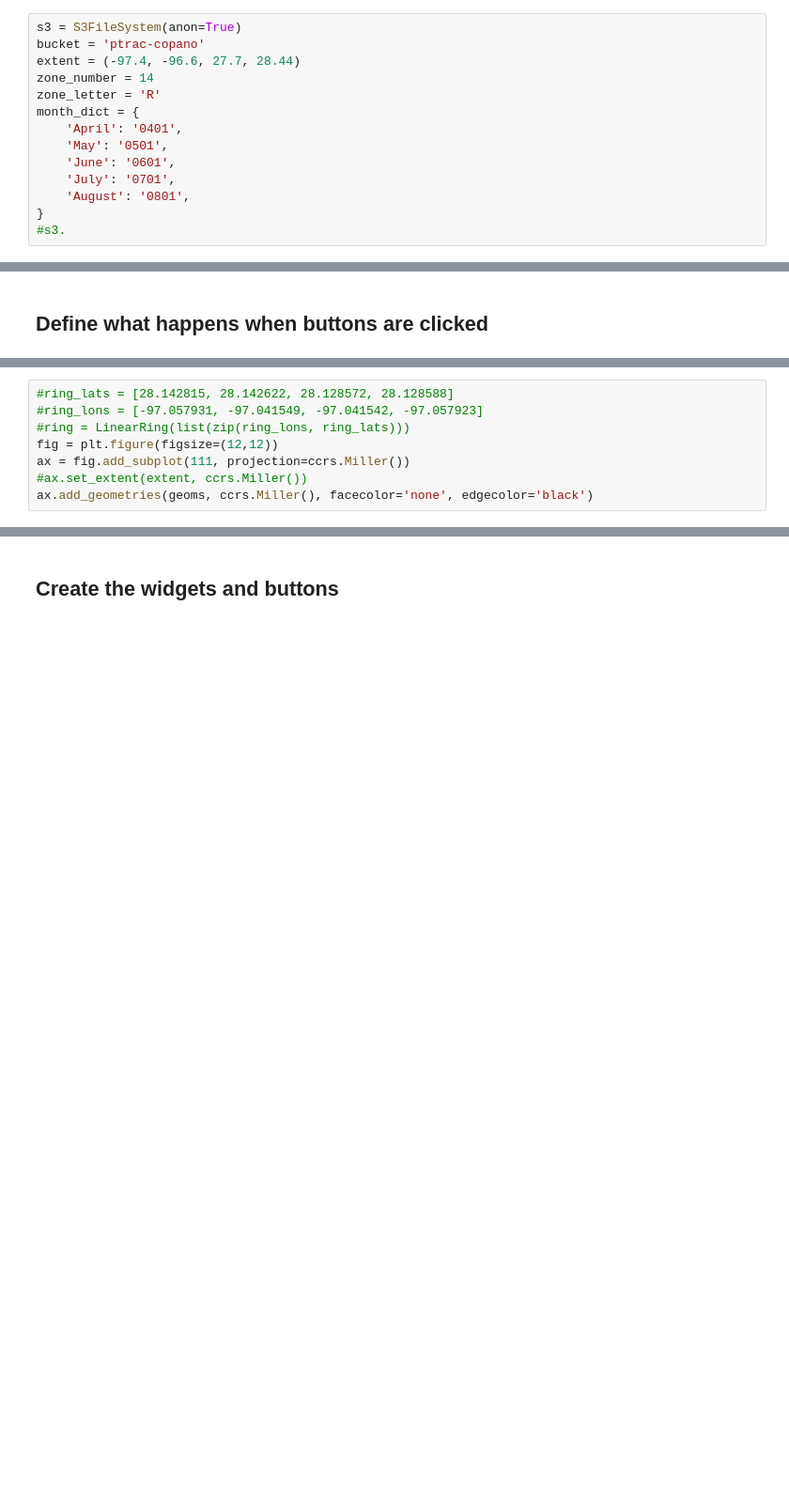
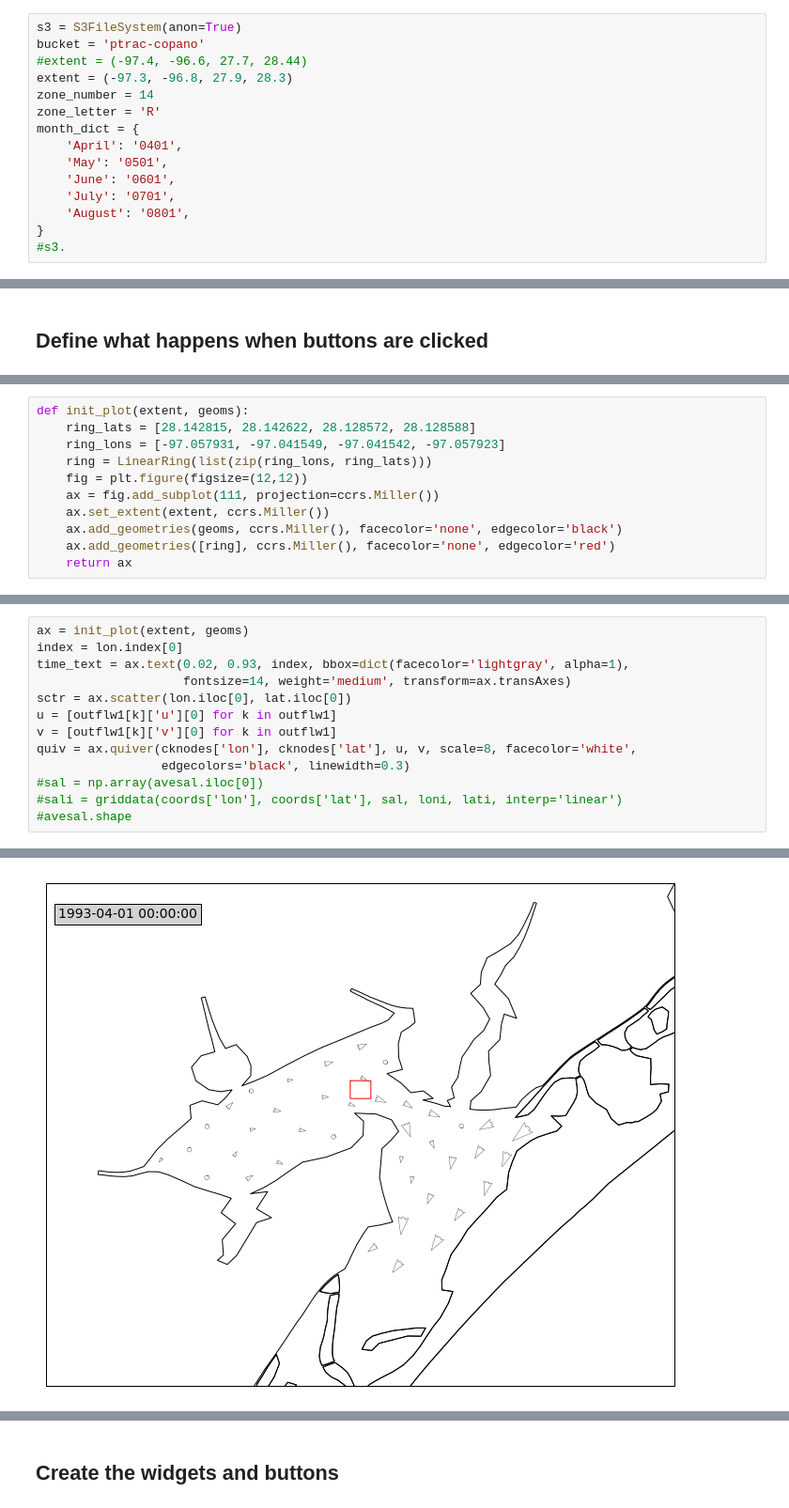
Before and after one commit to tsansom/ptrac-interact, a Jupyter notebook: ptrac-interactive-v1.ipynb, the cells around one changed output, grey strips where cells are left out. Shown at 94% size. Cells and saved outputs as stored; diff of their text form; blank space fills up the shorter version.

Commit message:
added plot initialization and parts of first frame

```diff
--- a/ptrac-interactive-v1.ipynb
+++ b/ptrac-interactive-v1.ipynb
@@ -25,7 +26,8 @@ from shp_functions import *
 # %%
 s3 = S3FileSystem(anon=True)
 bucket = 'ptrac-copano'
-extent = (-97.4, -96.6, 27.7, 28.44)
+#extent = (-97.4, -96.6, 27.7, 28.44)
+extent = (-97.3, -96.8, 27.9, 28.3)
 zone_number = 14
 zone_letter = 'R'
 month_dict = {
@@ -87,8 +88,11 @@ def read_data(b):
 # %%
-#ring_lats = [28.142815, 28.142622, 28.128572, 28.128588]
-#ring_lons = [-97.057931, -97.041549, -97.041542, -97.057923]
-#ring = LinearRing(list(zip(ring_lons, ring_lats)))
-fig = plt.figure(figsize=(12,12))
-ax = fig.add_subplot(111, projection=ccrs.Miller())
-#ax.set_extent(extent, ccrs.Miller())
-ax.add_geometries(geoms, ccrs.Miller(), facecolor='none', edgecolor='black')
+def init_plot(extent, geoms):
+    ring_lats = [28.142815, 28.142622, 28.128572, 28.128588]
+    ring_lons = [-97.057931, -97.041549, -97.041542, -97.057923]
+    ring = LinearRing(list(zip(ring_lons, ring_lats)))
+    fig = plt.figure(figsize=(12,12))
+    ax = fig.add_subplot(111, projection=ccrs.Miller())
+    ax.set_extent(extent, ccrs.Miller())
+    ax.add_geometries(geoms, ccrs.Miller(), facecolor='none', edgecolor='black')
+    ax.add_geometries([ring], ccrs.Miller(), facecolor='none', edgecolor='red')
+    return ax
@@ -99,0 +101,14 @@ ax.set_extent(extent, ccrs.Miller())
+# %%
+ax = init_plot(extent, geoms)
+index = lon.index[0]
+time_text = ax.text(0.02, 0.93, index, bbox=dict(facecolor='lightgray', alpha=1),
+                    fontsize=14, weight='medium', transform=ax.transAxes)
+sctr = ax.scatter(lon.iloc[0], lat.iloc[0])
+u = [outflw1[k]['u'][0] for k in outflw1]
+v = [outflw1[k]['v'][0] for k in outflw1]
+quiv = ax.quiver(cknodes['lon'], cknodes['lat'], u, v, scale=8, facecolor='white',
+                 edgecolors='black', linewidth=0.3)
+#sal = np.array(avesal.iloc[0])
+#sali = griddata(coords['lon'], coords['lat'], sal, loni, lati, interp='linear')
+#avesal.shape
+# %% [output]
@@ -99,0 +116 @@ ax.set_extent(extent, ccrs.Miller())
+[figure, added]
```
Also changed, not shown: parts of 11 cells of this notebook, 1 other file.
